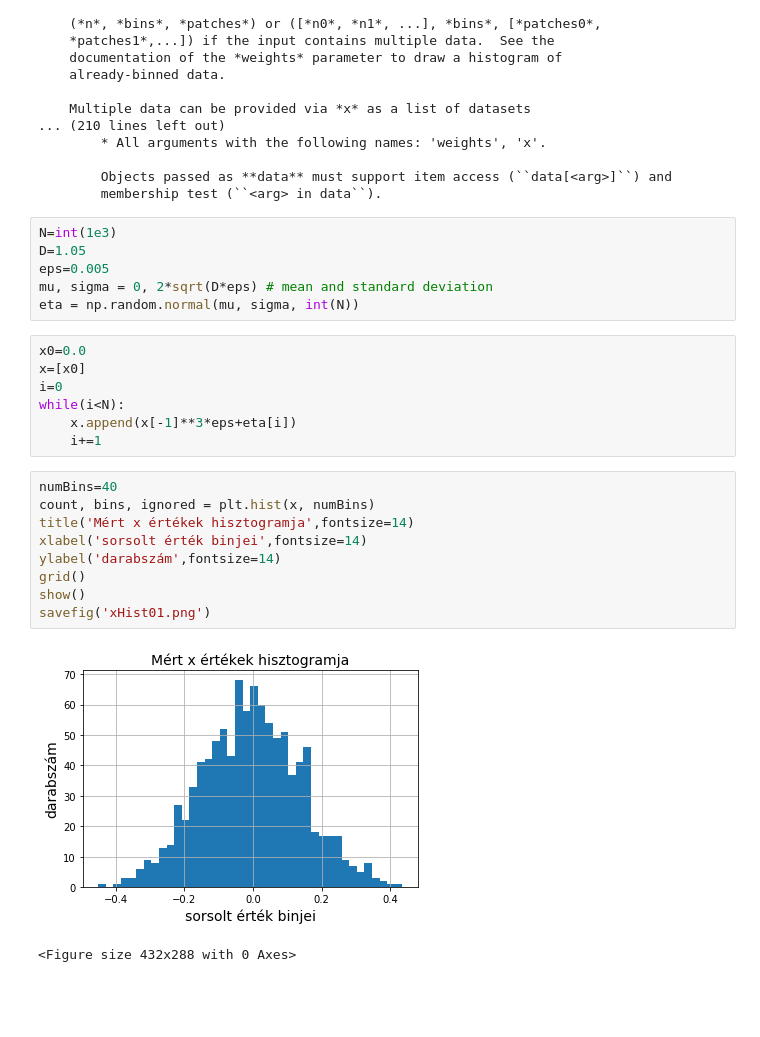
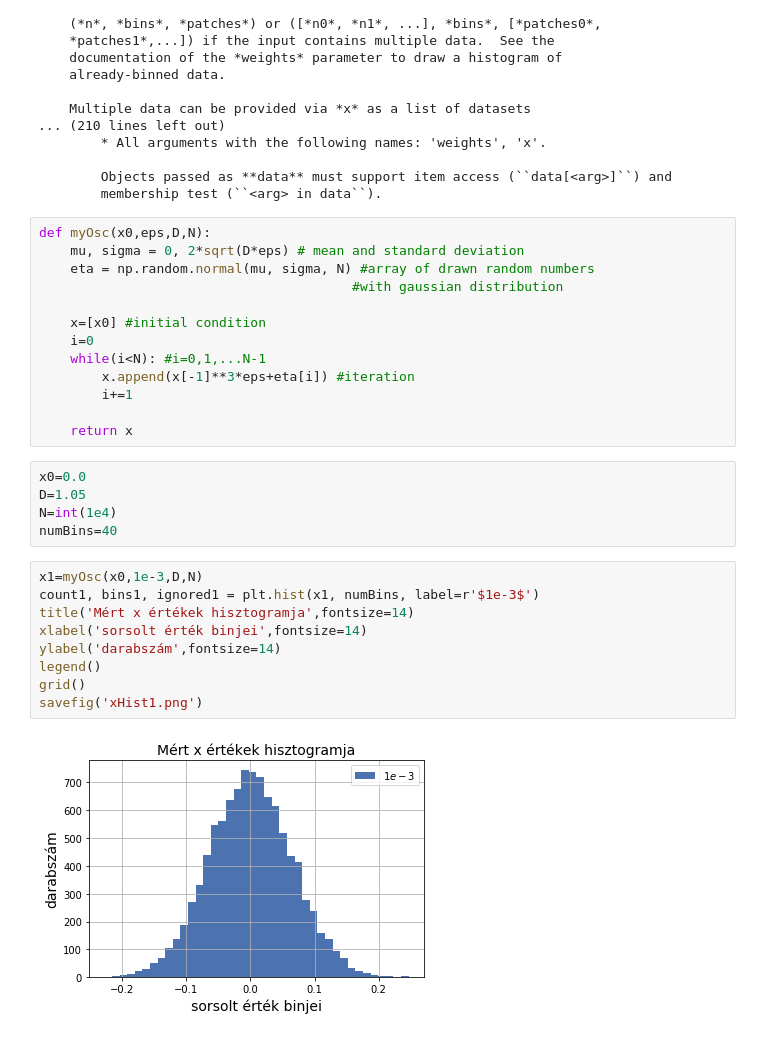
Before and after one commit to FulgurisR/StochProc, a Jupyter notebook: Overdamped.ipynb, the cells around one changed output. Drawn from its saved outputs; the diff is of its cells as text; blank space fills up the shorter version.

```diff
--- a/Overdamped.ipynb
+++ b/Overdamped.ipynb
@@ -44,28 +44,32 @@ hist(x, bins=None, range=None, density=None, weights=None, cumulative=False, bot
 
         Objects passed as **data** must support item access (``data[<arg>]``) and
         membership test (``<arg> in data``).
-# %%
-N=int(1e3)
-D=1.05
-eps=0.005
-mu, sigma = 0, 2*sqrt(D*eps) # mean and standard deviation
-eta = np.random.normal(mu, sigma, int(N))
 # %%
-x0=0.0
-x=[x0]
-i=0
-while(i<N):
-    x.append(x[-1]**3*eps+eta[i])
-    i+=1
+def myOsc(x0,eps,D,N):
+    mu, sigma = 0, 2*sqrt(D*eps) # mean and standard deviation
+    eta = np.random.normal(mu, sigma, N) #array of drawn random numbers
+                                        #with gaussian distribution
+
+    x=[x0] #initial condition
+    i=0
+    while(i<N): #i=0,1,...N-1
+        x.append(x[-1]**3*eps+eta[i]) #iteration
+        i+=1
+
+    return x
+# %%
+x0=0.0
+D=1.05
+N=int(1e4)
+numBins=40
 # %%
-numBins=40
-count, bins, ignored = plt.hist(x, numBins)
+x1=myOsc(x0,1e-3,D,N)
+count1, bins1, ignored1 = plt.hist(x1, numBins, label=r'$1e-3$')
 title('Mért x értékek hisztogramja',fontsize=14)
 xlabel('sorsolt érték binjei',fontsize=14)
 ylabel('darabszám',fontsize=14)
+legend()
 grid()
-show()
-savefig('xHist01.png')
+savefig('xHist1.png')
 # %% [output]
-[figure, old version]
+[figure, new version]
-<Figure size 432x288 with 0 Axes>
```
Also changed, not shown: parts of 3 cells of this notebook.
